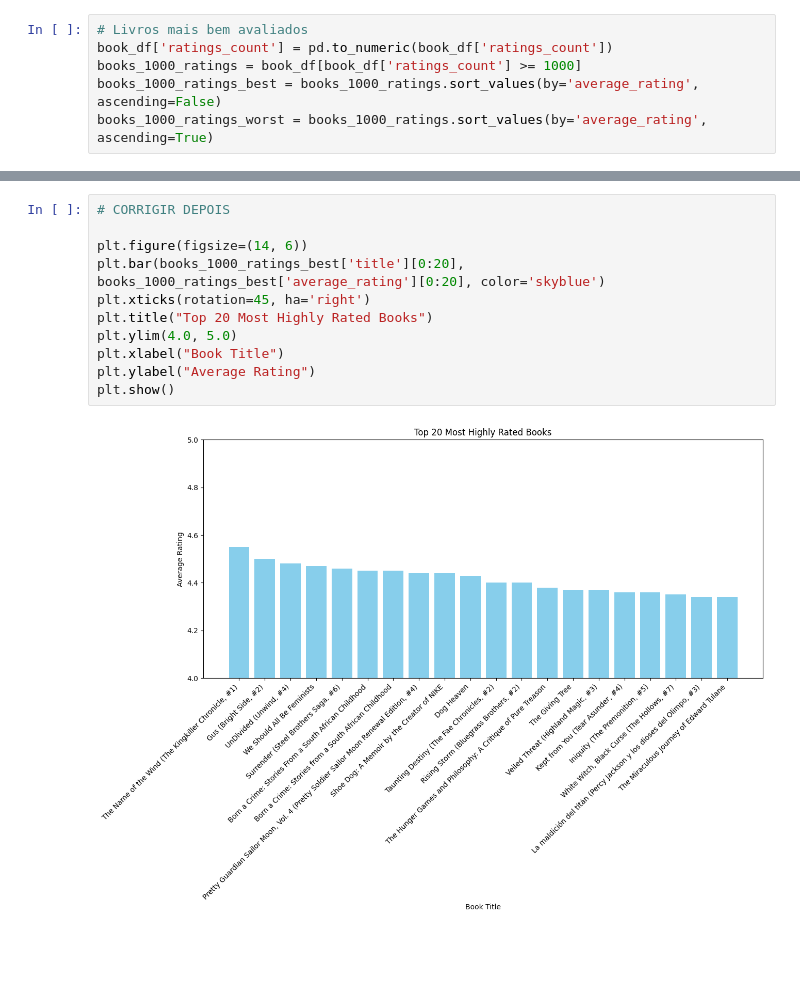
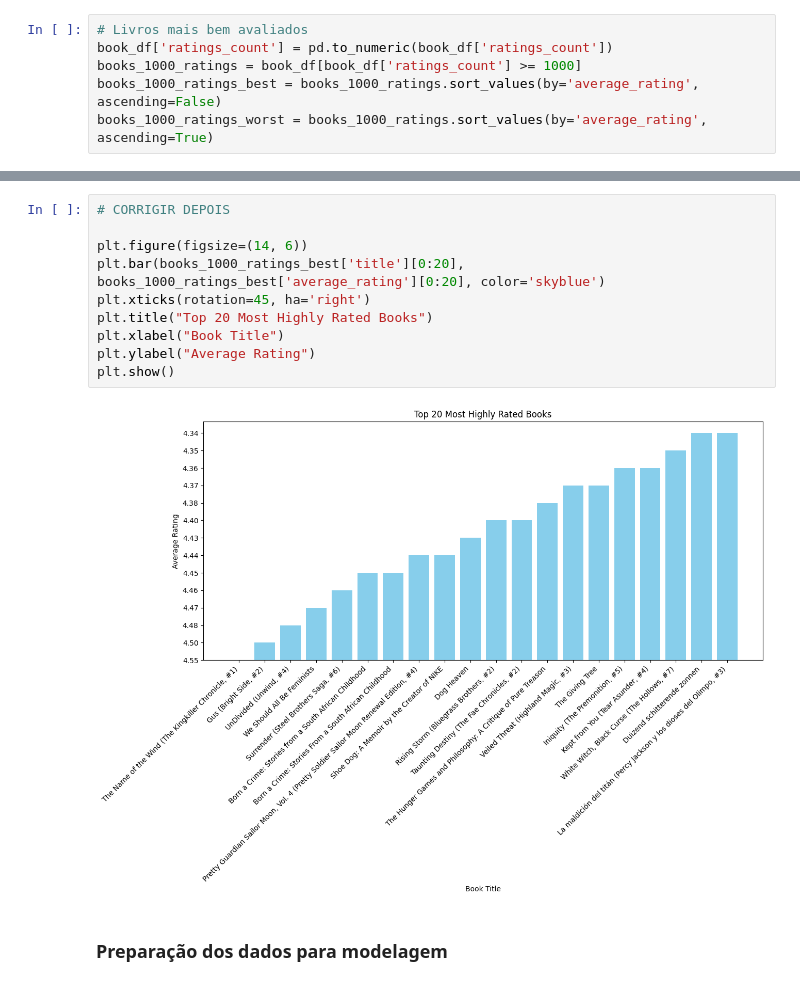
Before and after one commit to jefersonseverino/goodreads-book-review, a Jupyter notebook: main.ipynb, the cells around one changed output, grey strips where cells are left out. Cells and saved outputs as stored; diff of their text form; blank space fills up the shorter version.

```diff
--- a/main.ipynb
+++ b/main.ipynb
@@ -238,13 +237,14 @@ plt.show()
 # %%
 # CORRIGIR DEPOIS
 
 plt.figure(figsize=(14, 6))
 plt.bar(books_1000_ratings_best['title'][0:20], books_1000_ratings_best['average_rating'][0:20], color='skyblue')
 plt.xticks(rotation=45, ha='right')
 plt.title("Top 20 Most Highly Rated Books")
-plt.ylim(4.0, 5.0)
 plt.xlabel("Book Title")
 plt.ylabel("Average Rating")
 plt.show()
 # %% [output]
-[figure, old version]
+[figure, new version]
+# %% [markdown]
+<h3> Preparação dos dados para modelagem </h3>
```
Also changed, not shown: parts of 10 cells of this notebook.
